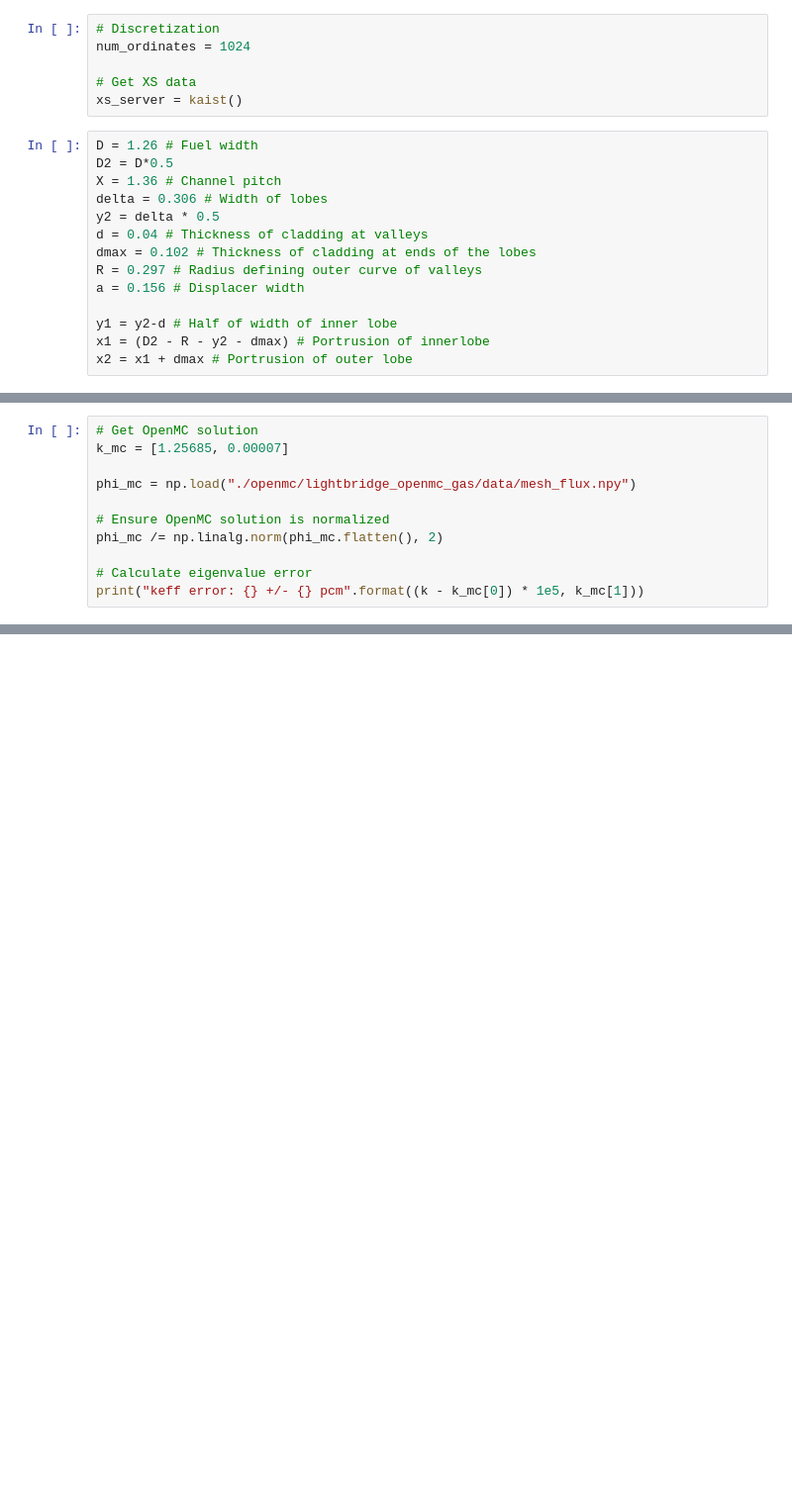
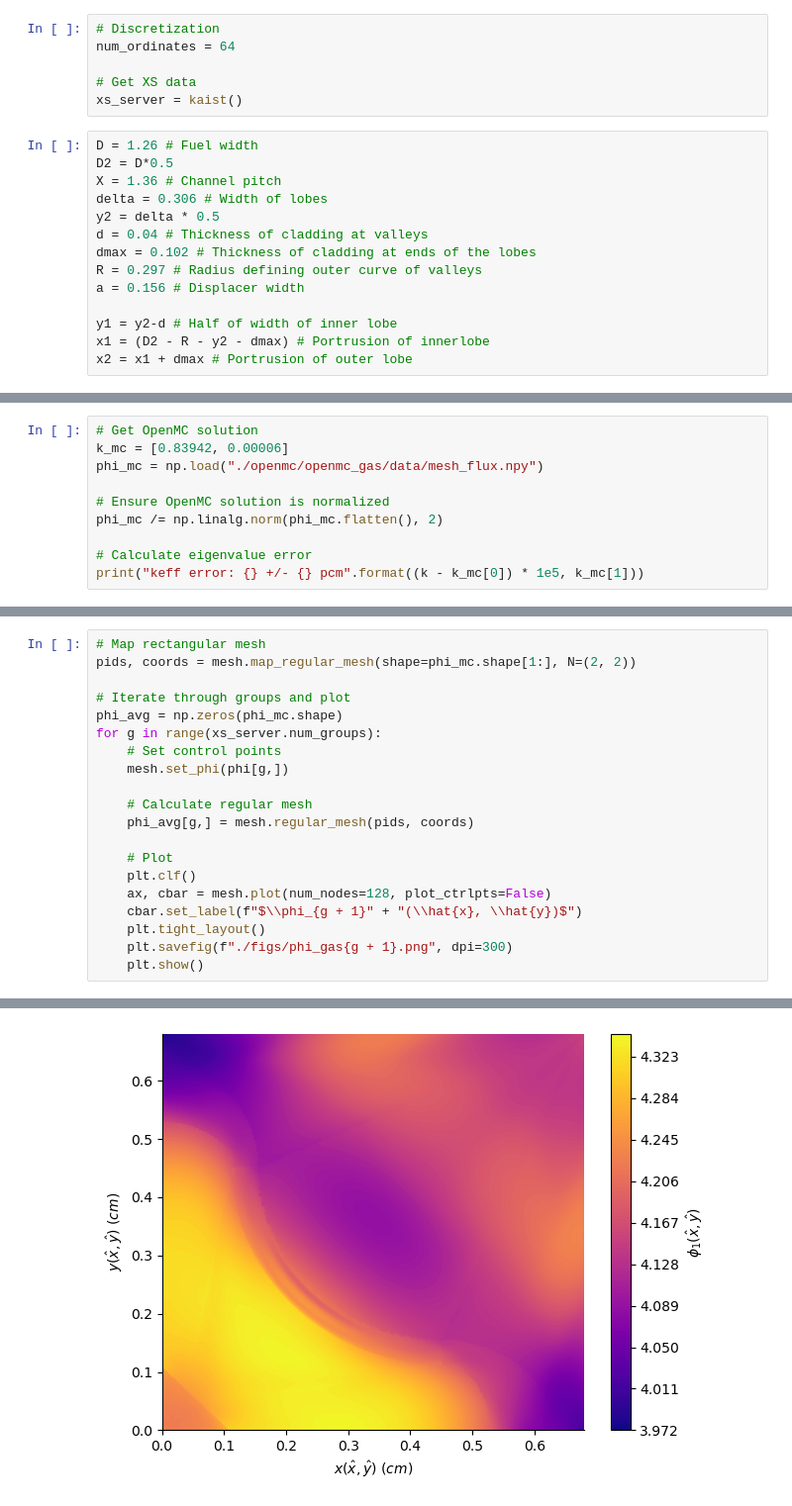
Before and after one commit to myerspat/ttnte, a Jupyter notebook: notebooks/lightbridge/lightbridge_gas.ipynb, the cells around one changed output, grey strips where cells are left out. Shown at 99% size. Saved outputs shown, nothing was run; the diff lists cells and outputs as text; blank space fills up the shorter version.

```diff
--- a/notebooks/lightbridge/lightbridge_gas.ipynb
+++ b/notebooks/lightbridge/lightbridge_gas.ipynb
@@ -18,7 +20,7 @@ from ttnte.linalg import LinearOperator, eig
 tn.set_default_dtype(tn.float64)
 # %%
 # Discretization
-num_ordinates = 1024
+num_ordinates = 64
 
 # Get XS data
 xs_server = kaist()
@@ -132,8 +160,7 @@ phi = assembler.angular_integral(psi).numpy().reshape(
 # %%
 # Get OpenMC solution
-k_mc = [1.25685, 0.00007]
-
-phi_mc = np.load("./openmc/lightbridge_openmc_gas/data/mesh_flux.npy")
+k_mc = [0.83942, 0.00006]
+phi_mc = np.load("./openmc/openmc_gas/data/mesh_flux.npy")
 
 # Ensure OpenMC solution is normalized
 phi_mc /= np.linalg.norm(phi_mc.flatten(), 2)
@@ -183,0 +172,21 @@ print(
+# %%
+# Map rectangular mesh
+pids, coords = mesh.map_regular_mesh(shape=phi_mc.shape[1:], N=(2, 2))
+
+# Iterate through groups and plot
+phi_avg = np.zeros(phi_mc.shape)
+for g in range(xs_server.num_groups):
+    # Set control points
+    mesh.set_phi(phi[g,])
+
+    # Calculate regular mesh
+    phi_avg[g,] = mesh.regular_mesh(pids, coords)
+
+    # Plot
+    plt.clf()
+    ax, cbar = mesh.plot(num_nodes=128, plot_ctrlpts=False)
+    cbar.set_label(f"$\\phi_{g + 1}" + "(\\hat{x}, \\hat{y})$")
+    plt.tight_layout()
+    plt.savefig(f"./figs/phi_gas{g + 1}.png", dpi=300)
+    plt.show()
+# %% [output]
@@ -183,0 +194 @@ print(
+[figure, added]
```
Also changed, not shown: parts of 12 cells of this notebook, 30 other files.
